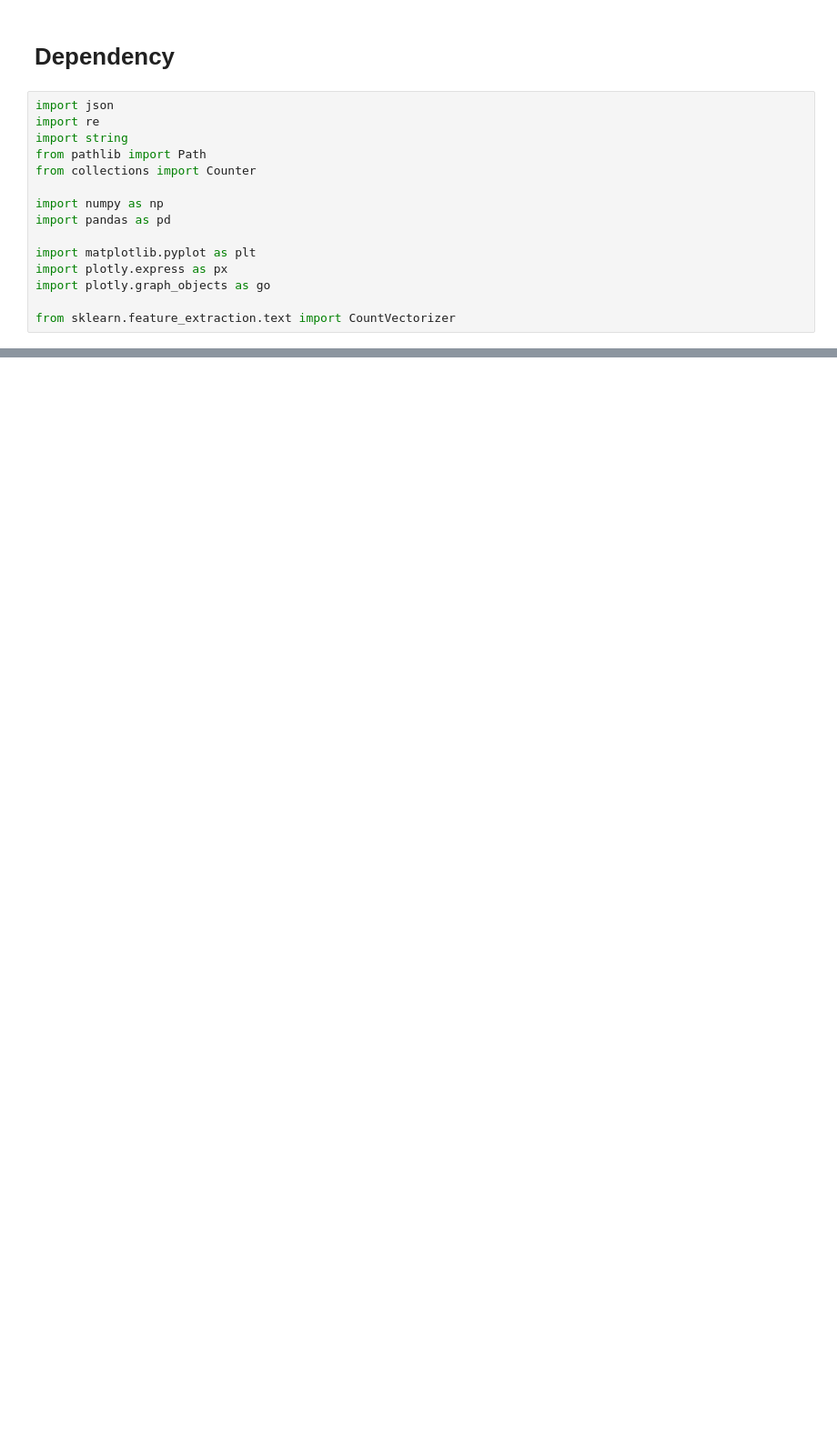
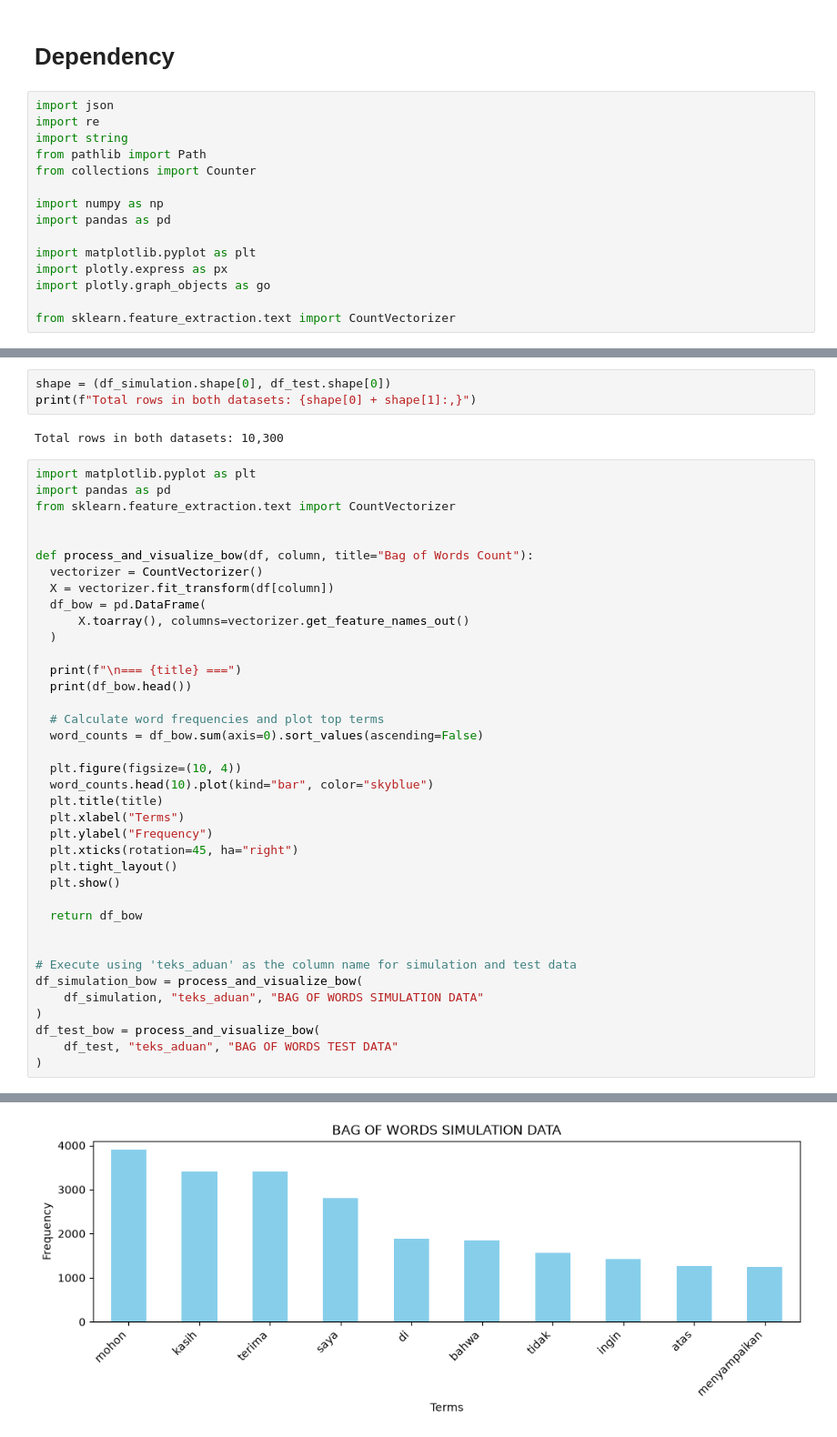
Before and after one commit to nurrasyid14/s, a Jupyter notebook: ml/notebooks/0-eda.ipynb, the cells around one changed output, grey strips where cells are left out. Shown at 91% size. Drawn from its saved outputs; the diff is of its cells as text; blank space fills up the shorter version.

```diff
--- a/ml/notebooks/0-eda.ipynb
+++ b/ml/notebooks/0-eda.ipynb
@@ -41,0 +79,44 @@ df_test = pd.read_json(data_test, lines=True)
+# %%
+shape = (df_simulation.shape[0], df_test.shape[0])
+print(f"Total rows in both datasets: {shape[0] + shape[1]:,}")
+# %% [output]
+Total rows in both datasets: 10,300
+# %%
+import matplotlib.pyplot as plt
+import pandas as pd
+from sklearn.feature_extraction.text import CountVectorizer
+
+
+def process_and_visualize_bow(df, column, title="Bag of Words Count"):
+  vectorizer = CountVectorizer()
+  X = vectorizer.fit_transform(df[column])
+  df_bow = pd.DataFrame(
+      X.toarray(), columns=vectorizer.get_feature_names_out()
+  )
+
+  print(f"\n=== {title} ===")
+  print(df_bow.head())
+
+  # Calculate word frequencies and plot top terms
+  word_counts = df_bow.sum(axis=0).sort_values(ascending=False)
+
+  plt.figure(figsize=(10, 4))
+  word_counts.head(10).plot(kind="bar", color="skyblue")
+  plt.title(title)
+  plt.xlabel("Terms")
+  plt.ylabel("Frequency")
+  plt.xticks(rotation=45, ha="right")
+  plt.tight_layout()
+  plt.show()
+
+  return df_bow
+
+
+# Execute using 'teks_aduan' as the column name for simulation and test data
+df_simulation_bow = process_and_visualize_bow(
+    df_simulation, "teks_aduan", "BAG OF WORDS SIMULATION DATA"
+)
+df_test_bow = process_and_visualize_bow(
+    df_test, "teks_aduan", "BAG OF WORDS TEST DATA"
+)
+# %% [output]
@@ -41,0 +140 @@ df_test = pd.read_json(data_test, lines=True)
+[figure, added]
```
Also changed, not shown: parts of 9 cells of this notebook.
